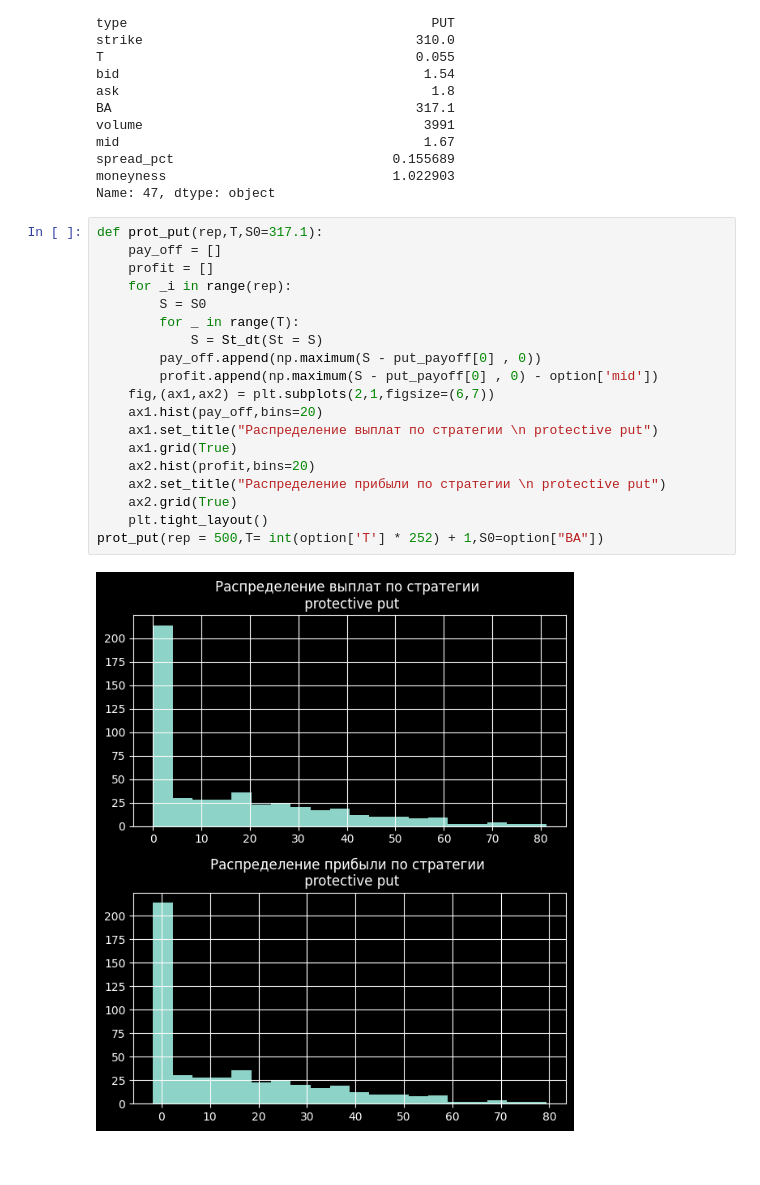
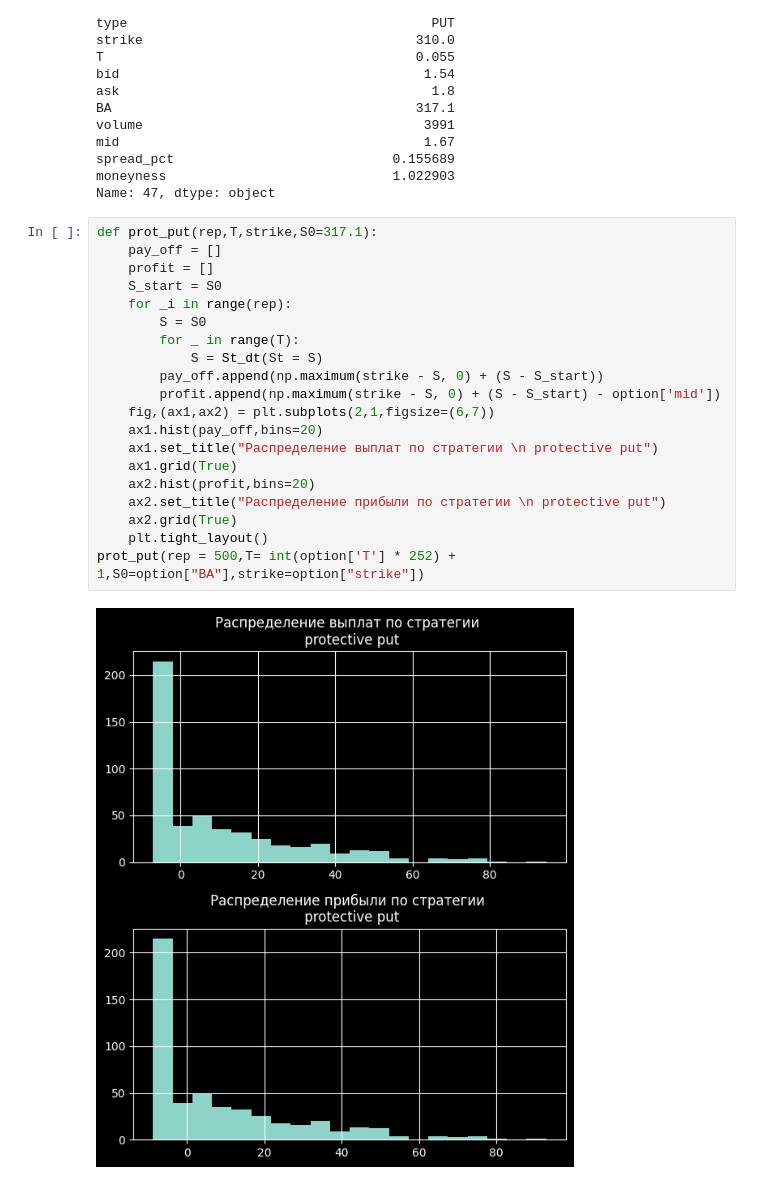
Before and after one commit to Vlad-prog-bit/msu_profinanse, a Jupyter notebook: Options.ipynb, the cells around one changed output. Cells and saved outputs as stored; diff of their text form.

```diff
--- a/Options.ipynb
+++ b/Options.ipynb
@@ -667,23 +668,24 @@ spread_pct                            0.155689
 moneyness                             1.022903
 Name: 47, dtype: object
 # %%
-def prot_put(rep,T,S0=317.1):
+def prot_put(rep,T,strike,S0=317.1):
     pay_off = []
     profit = []
+    S_start = S0
     for _i in range(rep):
         S = S0
         for _ in range(T):
             S = St_dt(St = S)
-        pay_off.append(np.maximum(S - put_payoff[0] , 0))
-        profit.append(np.maximum(S - put_payoff[0] , 0) - option['mid'])
+        pay_off.append(np.maximum(strike - S, 0) + (S - S_start))
+        profit.append(np.maximum(strike - S, 0) + (S - S_start) - option['mid'])
     fig,(ax1,ax2) = plt.subplots(2,1,figsize=(6,7))
     ax1.hist(pay_off,bins=20)
     ax1.set_title("Распределение выплат по стратегии \n protective put")
     ax1.grid(True)
     ax2.hist(profit,bins=20)
     ax2.set_title("Распределение прибыли по стратегии \n protective put")
     ax2.grid(True)
     plt.tight_layout()
-prot_put(rep = 500,T= int(option['T'] * 252) + 1,S0=option["BA"])
+prot_put(rep = 500,T= int(option['T'] * 252) + 1,S0=option["BA"],strike=option["strike"])
 # %% [output]
-[figure, old version]
+[figure, new version]
```
Also changed, not shown: parts of 1 cell of this notebook.
